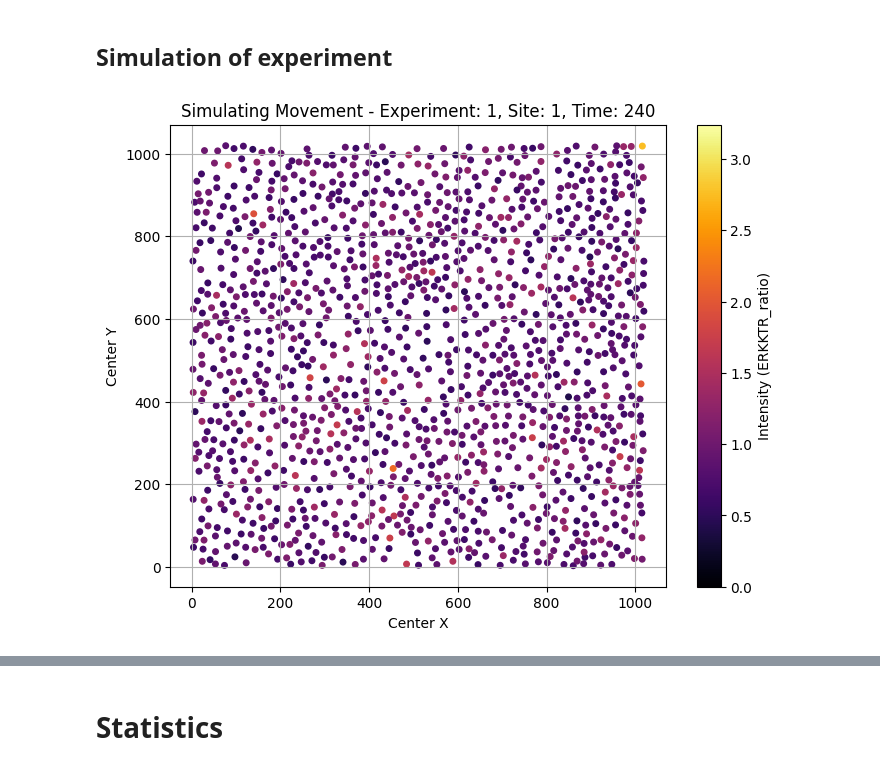
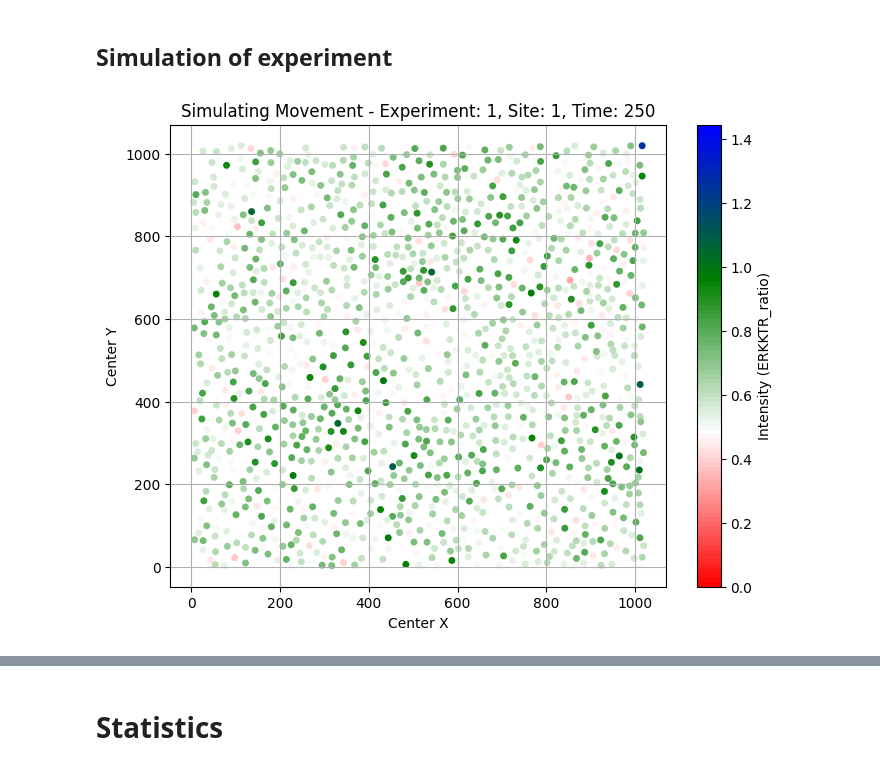
Before and after one commit to MichalMaszkowski/ZPP, a Jupyter notebook: data_exploration/ZPP_data_exploration.ipynb, the cells around one changed output, grey strips where cells are left out. Drawn from its saved outputs; the diff is of its cells as text; code cells hidden in the pictures.

```diff
--- a/data_exploration/ZPP_data_exploration.ipynb
+++ b/data_exploration/ZPP_data_exploration.ipynb
@@ -199,43 +227,55 @@ plt.show()
 # %%
 from IPython.display import clear_output
 import time
+import numpy as np
+import matplotlib.pyplot as plt
+from matplotlib.colors import LinearSegmentedColormap
 
 experiment = 1
 site = 1
 
+# Define the custom colormap
+colors = ["red", "white", "green", "blue"]
+# Specify the colors
+n_bins = 100
+# Number of bins for interpolation
+custom_cmap = LinearSegmentedColormap.from_list("custom_cmap", colors, N=n_bins)
+
 marker = 'ERKKTR_ratio'
-min_value = df[(df['Exp_ID'] == experiment) & (df['Image_Metadata_Site'] == site)][marker].min()
-max_value = df[(df['Exp_ID'] == experiment) & (df['Image_Metadata_Site'] == site)][marker].max()
+min_value = np.log1p(df[(df['Exp_ID'] == experiment) & (df['Image_Metadata_Site'] == site)][marker].min())
+max_value = np.log1p(df[(df['Exp_ID'] == experiment) & (df['Image_Metadata_Site'] == site)][marker].max())
+print(min_value)
+print(max_value)
 
 for t in range(258):
-    if (t % 40) != 0:
+    if (t % 10) != 0:
         continue
 
     clear_output(wait=True)
 
     current_frame = df[(df['Exp_ID'] == experiment) & (df['Image_Metadata_Site'] == site) & (df['Image_Metadata_T'] == t)]
 
     plt.figure(figsize=(8, 6))
 
     sc = plt.scatter(
         current_frame['objNuclei_Location_Center_X'],
         current_frame['objNuclei_Location_Center_Y'],
         s=16,
-        c=current_frame[marker],
-        cmap='inferno',
+        c=np.log1p(current_frame[marker]),
+        cmap=custom_cmap,
         vmin=min_value,
         vmax=max_value
     )
 
     plt.xlabel('Center X')
     plt.ylabel('Center Y')
     plt.title(f'Simulating Movement - Experiment: {experiment}, Site: {site}, Time: {t}')
     plt.grid(True)
 
     plt.colorbar(sc, label=f'Intensity ({marker})')
 
     plt.show()
 
     time.sleep(1)
 # %% [output]
-[figure, old version]
+[figure, new version]
```
Also changed, not shown: parts of 60 cells of this notebook, 1 other file.
